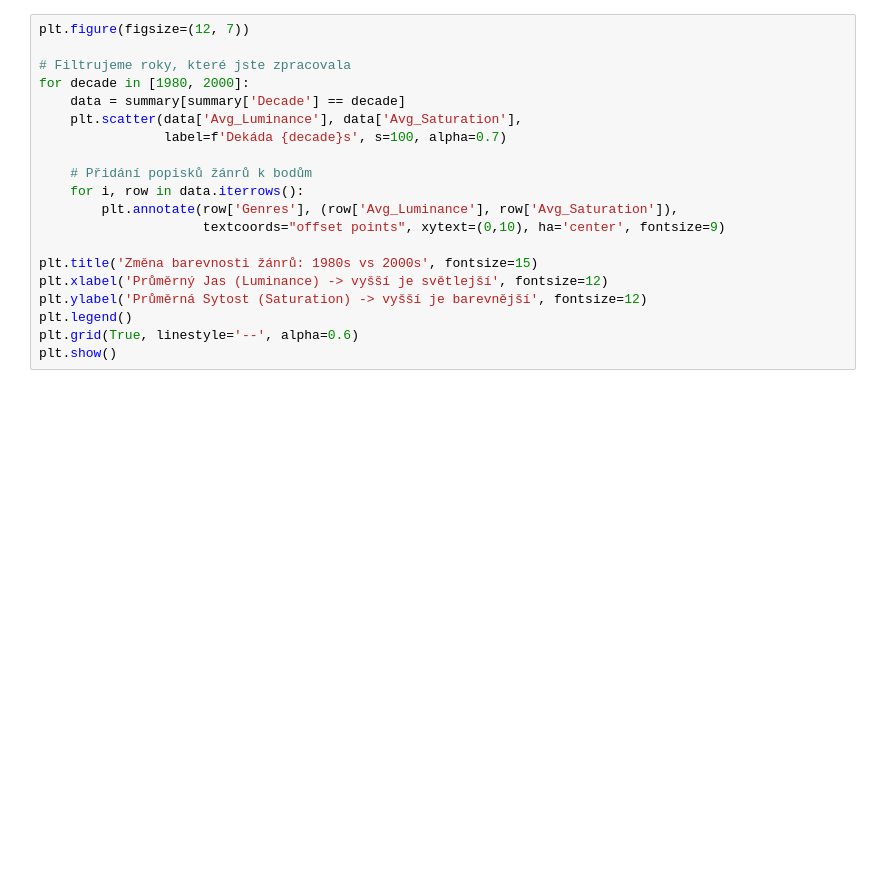
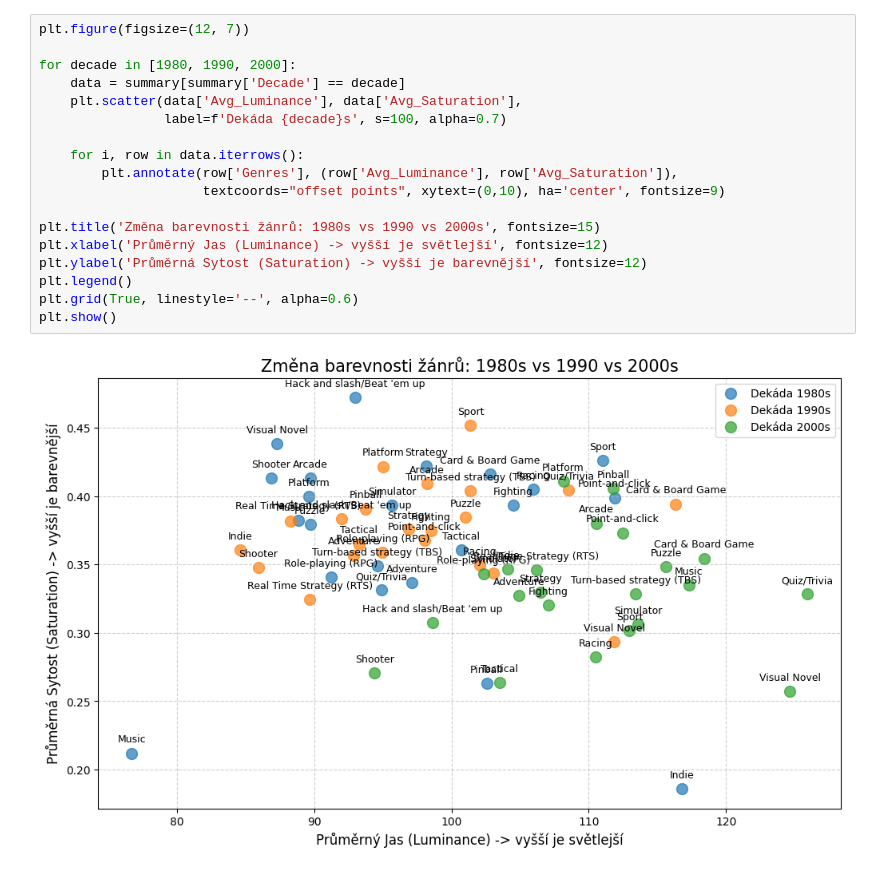
Before and after one commit to linalet/masterThesis, a Jupyter notebook: coding/game_color_analysis/notebooks/analysis.ipynb, the cells around one changed output. Cells and saved outputs as stored; diff of their text form; blank space fills up the shorter version.

```diff
--- a/coding/game_color_analysis/notebooks/analysis.ipynb
+++ b/coding/game_color_analysis/notebooks/analysis.ipynb
@@ -46,20 +58,20 @@ print(summary)
 # %%
 plt.figure(figsize=(12, 7))
 
-# Filtrujeme roky, které jste zpracovala
-for decade in [1980, 2000]:
+for decade in [1980, 1990, 2000]:
     data = summary[summary['Decade'] == decade]
     plt.scatter(data['Avg_Luminance'], data['Avg_Saturation'],
                 label=f'Dekáda {decade}s', s=100, alpha=0.7)
 
-    # Přidání popisků žánrů k bodům
     for i, row in data.iterrows():
         plt.annotate(row['Genres'], (row['Avg_Luminance'], row['Avg_Saturation']),
                      textcoords="offset points", xytext=(0,10), ha='center', fontsize=9)
 
-plt.title('Změna barevnosti žánrů: 1980s vs 2000s', fontsize=15)
+plt.title('Změna barevnosti žánrů: 1980s vs 1990 vs 2000s', fontsize=15)
 plt.xlabel('Průměrný Jas (Luminance) -> vyšší je světlejší', fontsize=12)
 plt.ylabel('Průměrná Sytost (Saturation) -> vyšší je barevnější', fontsize=12)
 plt.legend()
 plt.grid(True, linestyle='--', alpha=0.6)
 plt.show()
+# %% [output]
+[figure, added]
```
Also changed, not shown: parts of 1 cell of this notebook, 2 other files.
